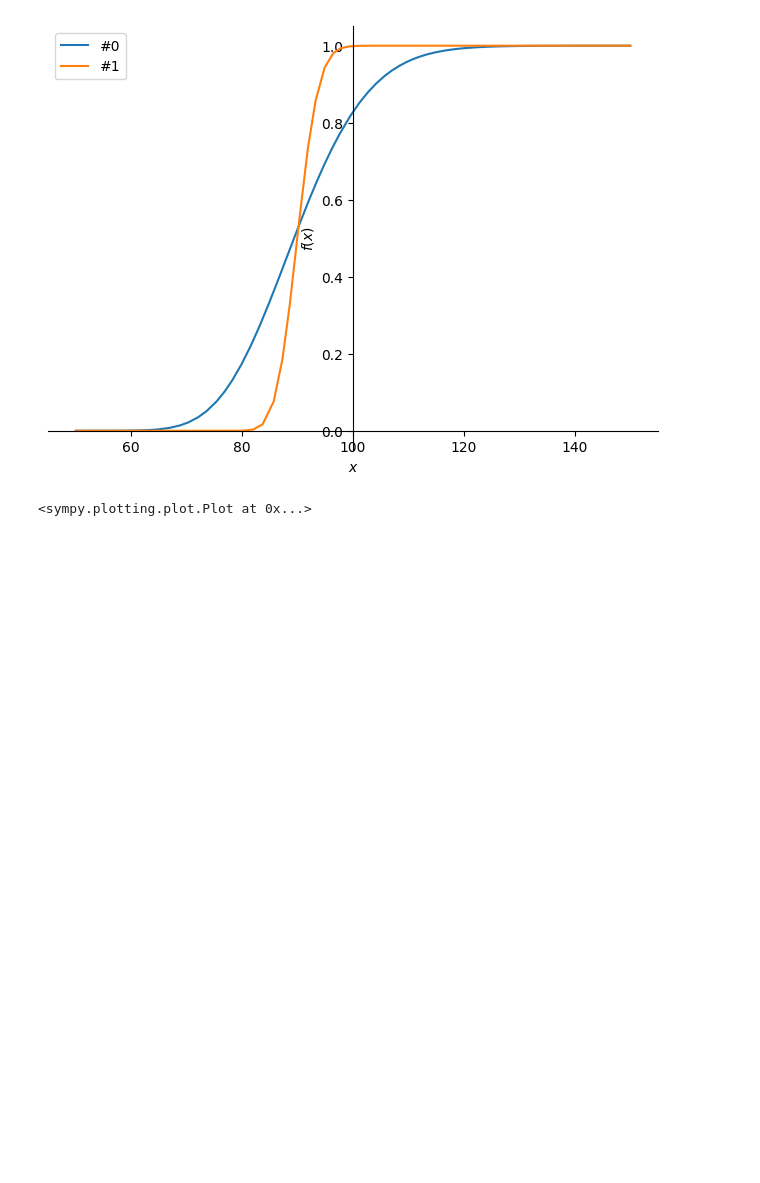
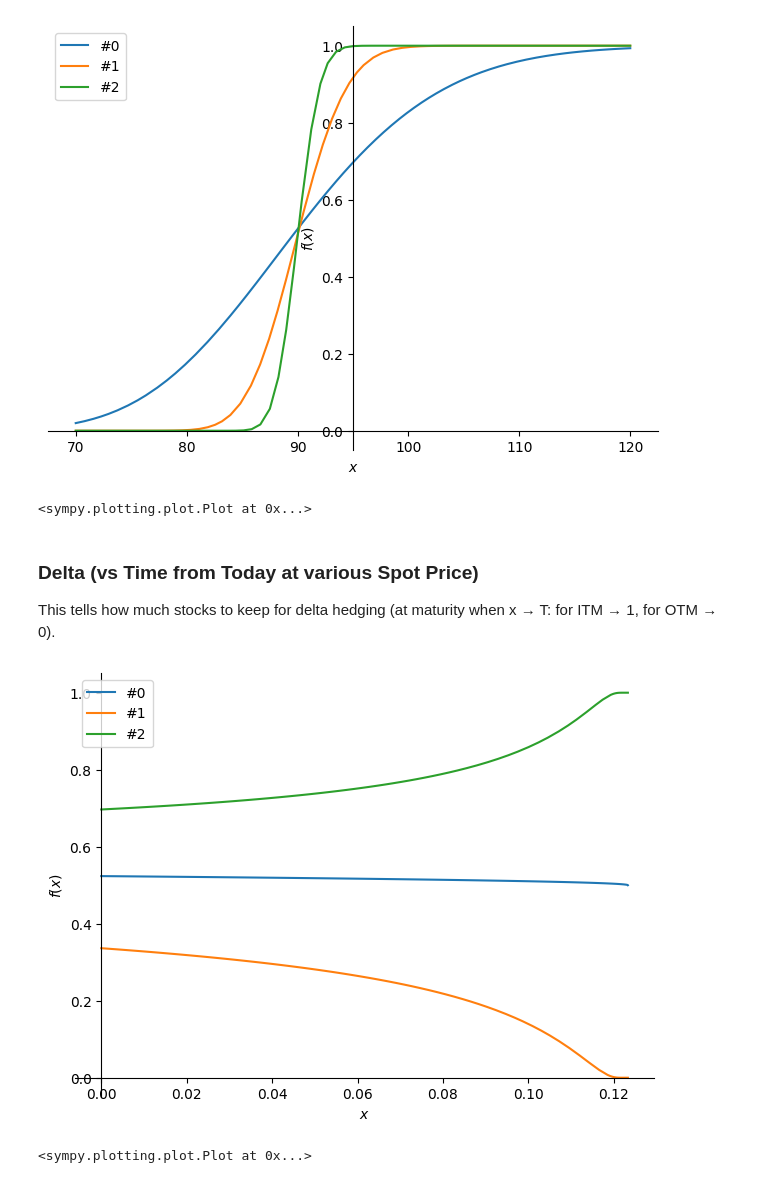
Before and after one commit to gituliar/gituliar.github.io, a Jupyter notebook: src/Black-Scholes.ipynb, the cells around one changed output. Cells and saved outputs as stored; diff of their text form; code cells hidden in the pictures; blank space fills up the shorter version.

```diff
--- a/src/Black-Scholes.ipynb
+++ b/src/Black-Scholes.ipynb
@@ -120,5 +168,24 @@ $\displaystyle \frac{3.36150329182974 e^{- 35.49906827103 \left(\log{\left(\frac
 # %%
-plot(AMD.delta(S=x), AMD.delta(S=x, T=0.01), (x, 50, 150))
+plot(
+    AMD.delta(S=x),             # 0 - today
+    AMD.delta(S=x, t=40/365.),  # 1 - 40 days from today (5 days to expiry)
+    AMD.delta(S=x, t=44/365.),  # 2 - 44 days from today (1 day  to expiry)
+
+    (x, 70, 120))               # x - Spot Price
 # %% [output]
-[figure, old version]
+[figure, new version]
 <sympy.plotting.plot.Plot at 0x...>
+# %% [markdown]
+### Delta (vs Time from Today at various Spot Price)
+
+This tells how much stocks to keep for delta hedging (at maturity when x → T: for ITM → 1, for OTM → 0).
+# %%
+plot(
+    AMD.delta(t=x, S=AMD.K),     # 0 -     at-the money
+    AMD.delta(t=x, S=AMD.K-5),   # 1 - $5 out-the-money
+    AMD.delta(t=x, S=AMD.K+5),   # 2 - $5  in-the-money
+
+    (x, 0.0, AMD.T))             # x - days from today
+# %% [output]
+[figure, added]
+<sympy.plotting.plot.Plot at 0x...>
```
Also changed, not shown: parts of 30 cells of this notebook.
